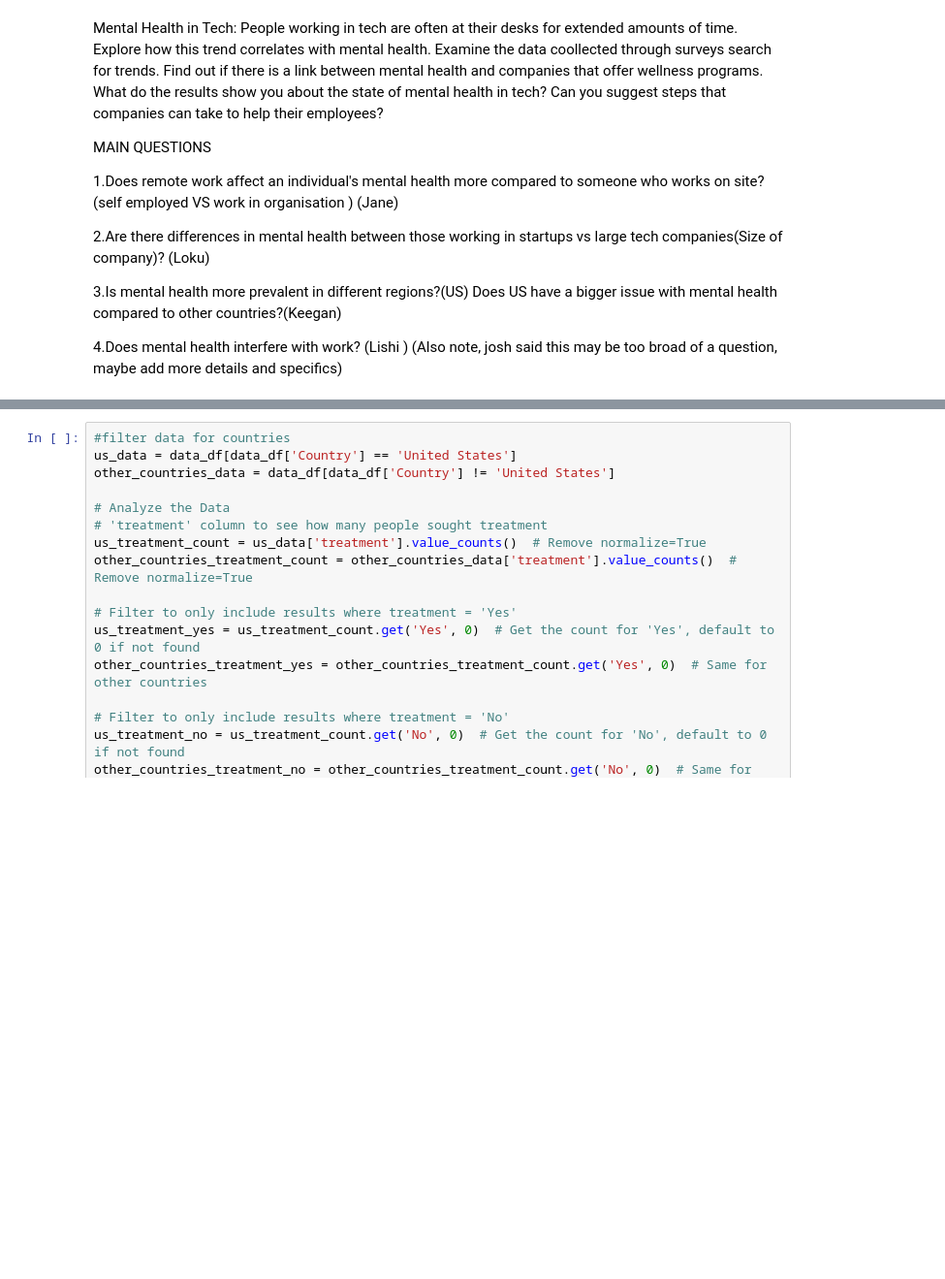
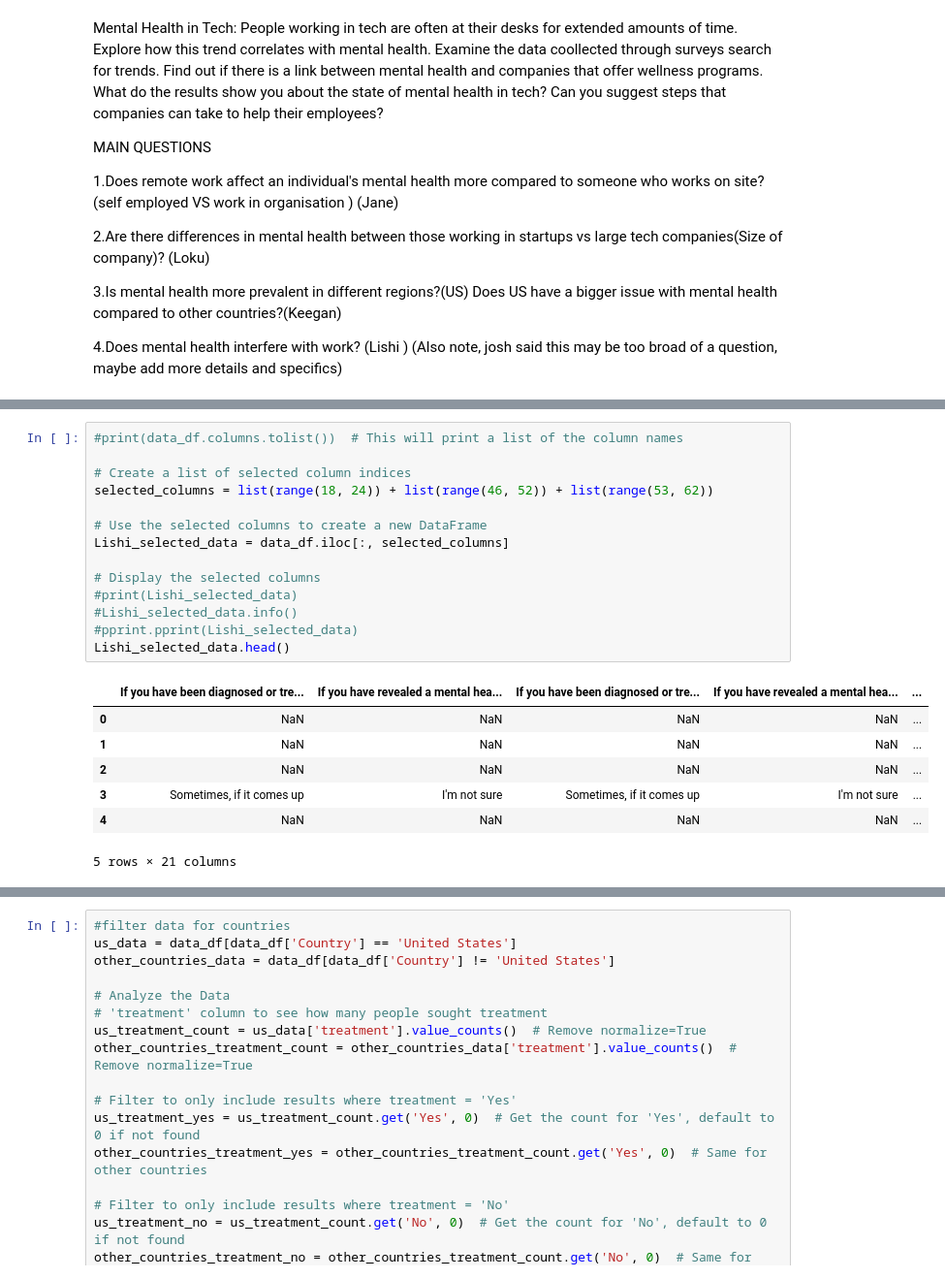
Before and after one commit to Keegawho198/Project-1_Mental-Health, a Jupyter notebook: Lishi.ipynb, the cells around one changed output, grey strips where cells are left out. Shown at 97% size. Drawn from its saved outputs; the diff is of its cells as text; blank space fills up the shorter version.

```diff
--- a/Lishi.ipynb
+++ b/Lishi.ipynb
@@ -18 +40,23 @@ MAIN QUESTIONS
+# %%
+#print(data_df.columns.tolist())  # This will print a list of the column names
+
+# Create a list of selected column indices
+selected_columns = list(range(18, 24)) + list(range(46, 52)) + list(range(53, 62))
+
+# Use the selected columns to create a new DataFrame
+Lishi_selected_data = data_df.iloc[:, selected_columns]
+
+# Display the selected columns
+#print(Lishi_selected_data)
+#Lishi_selected_data.info()
+#pprint.pprint(Lishi_selected_data)
+Lishi_selected_data.head()
+# %% [output]
+|  | If you have been diagnosed or tre... | If you have revealed a mental hea... | If you have been diagnosed or tre... | If you have revealed a mental hea... | ... |
+| 0 | NaN | NaN | NaN | NaN | ... |
+| 1 | NaN | NaN | NaN | NaN | ... |
+| 2 | NaN | NaN | NaN | NaN | ... |
+| 3 | Sometimes, if it comes up | I'm not sure | Sometimes, if it comes up | I'm not sure | ... |
+| 4 | NaN | NaN | NaN | NaN | ... |
+5 rows × 21 columns
 # %%
```
Also changed, not shown: parts of 4 cells of this notebook.
